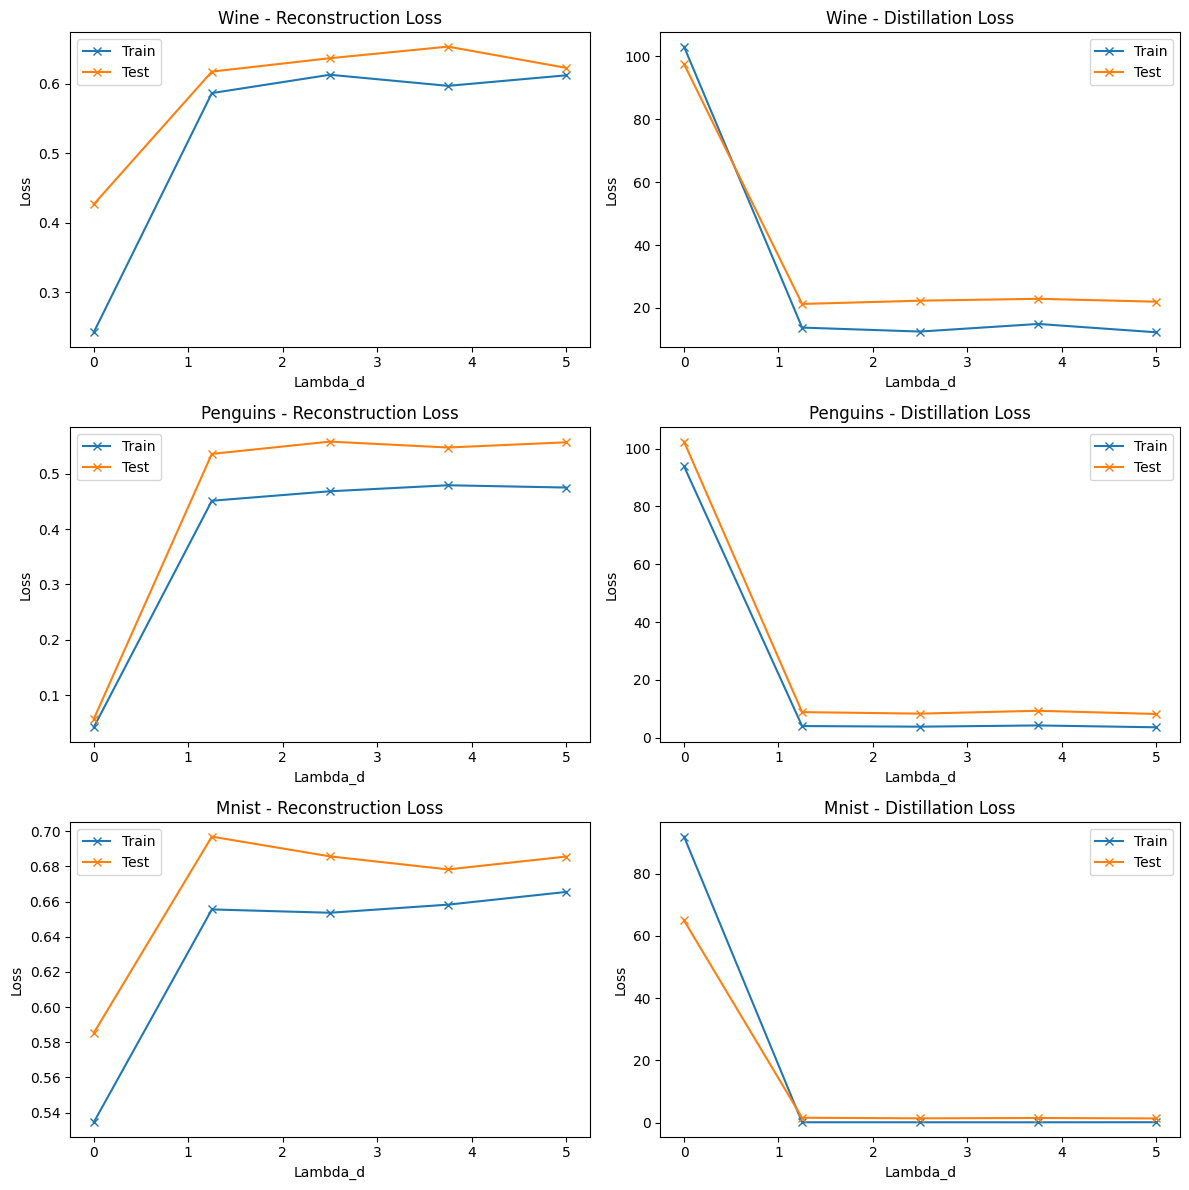
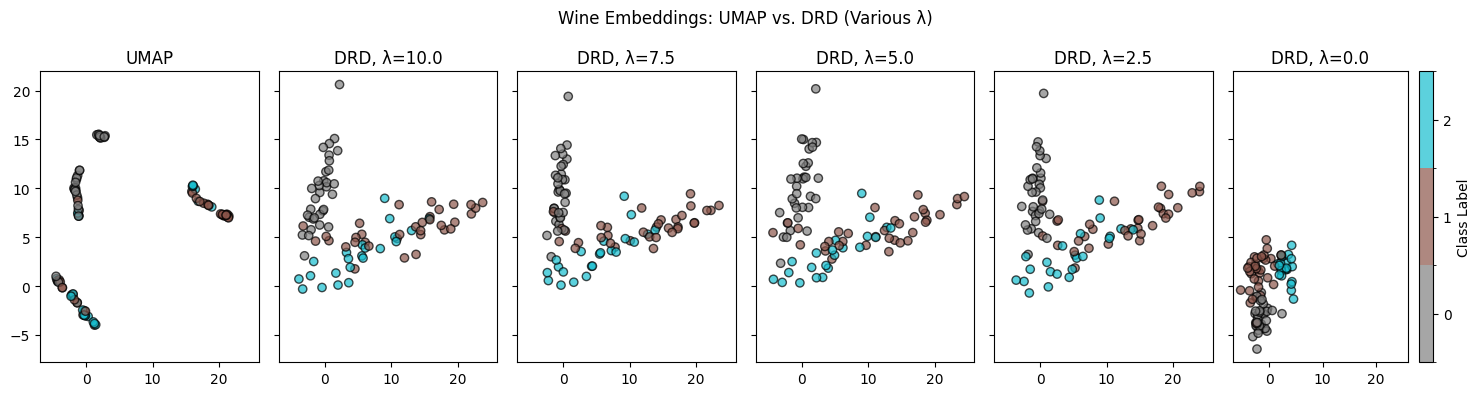
Code edit (unified diff) that turned the first committed figure into the second:
--- before
+++ after
@@ -1,38 +1,14 @@
-fig, axes = plt.subplots(3, 2, figsize=(12, 12))
-axes = axes.flatten()
 
-for i, (dataset_name, df) in enumerate(experiment_results.items()):
-    axes[2*i].plot(df["lambda_d"], df["train_reconstruction_loss"],  label="Train", marker='x')
-    axes[2*i].plot(df["lambda_d"], df["test_reconstruction_loss"], label="Test", marker='x')
-    axes[2*i].set_title(f"{dataset_name.capitalize()} - Reconstruction Loss")
-    axes[2*i].set_xlabel("Lambda_d")
-    axes[2*i].set_ylabel("Loss")
-    axes[2*i].legend()
-
-    axes[2*i+1].plot(df["lambda_d"], df["train_teacher_student_loss"], label="Train", marker='x')
-    axes[2*i+1].plot(df["lambda_d"], df["test_teacher_student_loss"], label="Test", marker='x')
-    axes[2*i + 1].set_title(f"{dataset_name.capitalize()} - Distillation Loss")
-    axes[2*i + 1].set_xlabel("Lambda_d")
-    axes[2*i + 1].set_ylabel("Loss")
-    axes[2*i+1].legend()
-
-plt.tight_layout()
-plt.show()
-
-
-for dataset_name, embeddings in dataset_embeddings.items():
+for i, (dataset_name, embeddings) in enumerate(dataset_embeddings.items()):
     y_embedded_sample = list(embeddings.values())[0][1]
-
     if isinstance(y_embedded_sample, pd.Series) and len(np.unique(y_embedded)) < 15:
-        y_embedded_sample = y_embedded_sample.astype(str) 
-
+        y_embedded_sample = y_embedded_sample.astype(str)
     label_encoder = LabelEncoder()
     y_embedded_sample = label_encoder.fit_transform(y_embedded_sample)
-
     num_classes = len(np.unique(y_embedded_sample))
 
     base_cmap = plt.colormaps["tab10"]  
     cmaplist = [base_cmap(i) for i in np.linspace(0, 1, num_classes)]
-    cmaplist[0] = (0.5, 0.5, 0.5, 1.0) 
+    cmaplist[0] = (0.5, 0.5, 0.5, 1.0)
     discrete_cmap = mpl.colors.ListedColormap(cmaplist)
 
@@ -40,20 +16,22 @@
     norm = mpl.colors.BoundaryNorm(bounds, discrete_cmap.N)
     if dataset_name == 'MNIST':
-        fig, axes = plt.subplots(1, len(lambda_values)+1, figsize=(15, 4), sharex=False, sharey=False)
+        fig, axes = plt.subplots(1, len(lambda_values[i])+1, figsize=(15, 4), sharex=False, sharey=False)
     else:
-        fig, axes = plt.subplots(1, len(lambda_values)+1, figsize=(15, 4), sharex=True, sharey=True)
+        fig, axes = plt.subplots(1, len(lambda_values[i])+1, figsize=(15, 4), sharex=True, sharey=True)
 
-    for i, key in enumerate(['UMAP'] + list(lambda_values)[::-1]):
-        if key != 'UMAP':
-            new_key = 'DRD, λ=' + str(key)
+    for i, key in enumerate(['UMAP test'] + list(lambda_values[i])[::-1]):
+        print(key)
+        if key != 'UMAP test':
+            new_key = 'DRD test λ=' + str(key)
             X_embedded, y_embedded = embeddings[new_key]
         else:
             new_key = key
             X_embedded, y_embedded = embeddings[new_key]
+        
 
         if isinstance(y_embedded, pd.Series) and len(np.unique(y_embedded)) < 15:
             y_embedded = y_embedded.astype(str)  
 
-        y_embedded = label_encoder.transform(y_embedded)
+        y_embedded = label_encoder.transform(y_embedded) 
 
         scatter = axes[i].scatter(
@@ -71,5 +49,5 @@
     cbar.set_ticklabels(label_encoder.classes_ if 'label_encoder' in locals() else np.arange(num_classes))
 
-    fig.suptitle(f"{dataset_name.capitalize()} Embeddings: UMAP vs. DRD (Various λ)")
+    fig.suptitle(f"{dataset_name.capitalize()} Test Embeddings: UMAP vs. DRD (Various λ)")
     plt.tight_layout()
-    plt.show()
+    plt.savefig(f"plots/umap_{dataset_name}_test_embeddings.png", bbox_inches="tight")

Commit: new plots